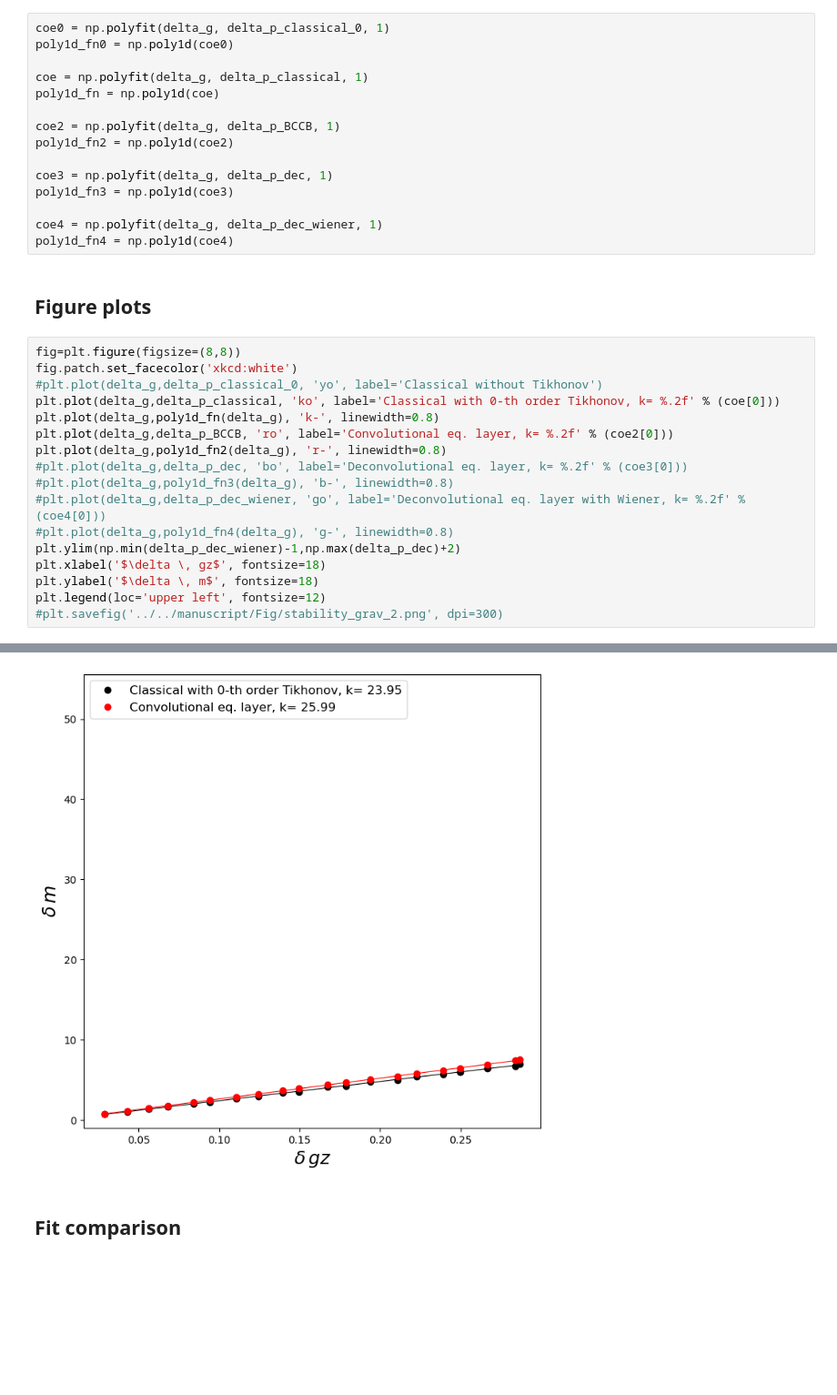
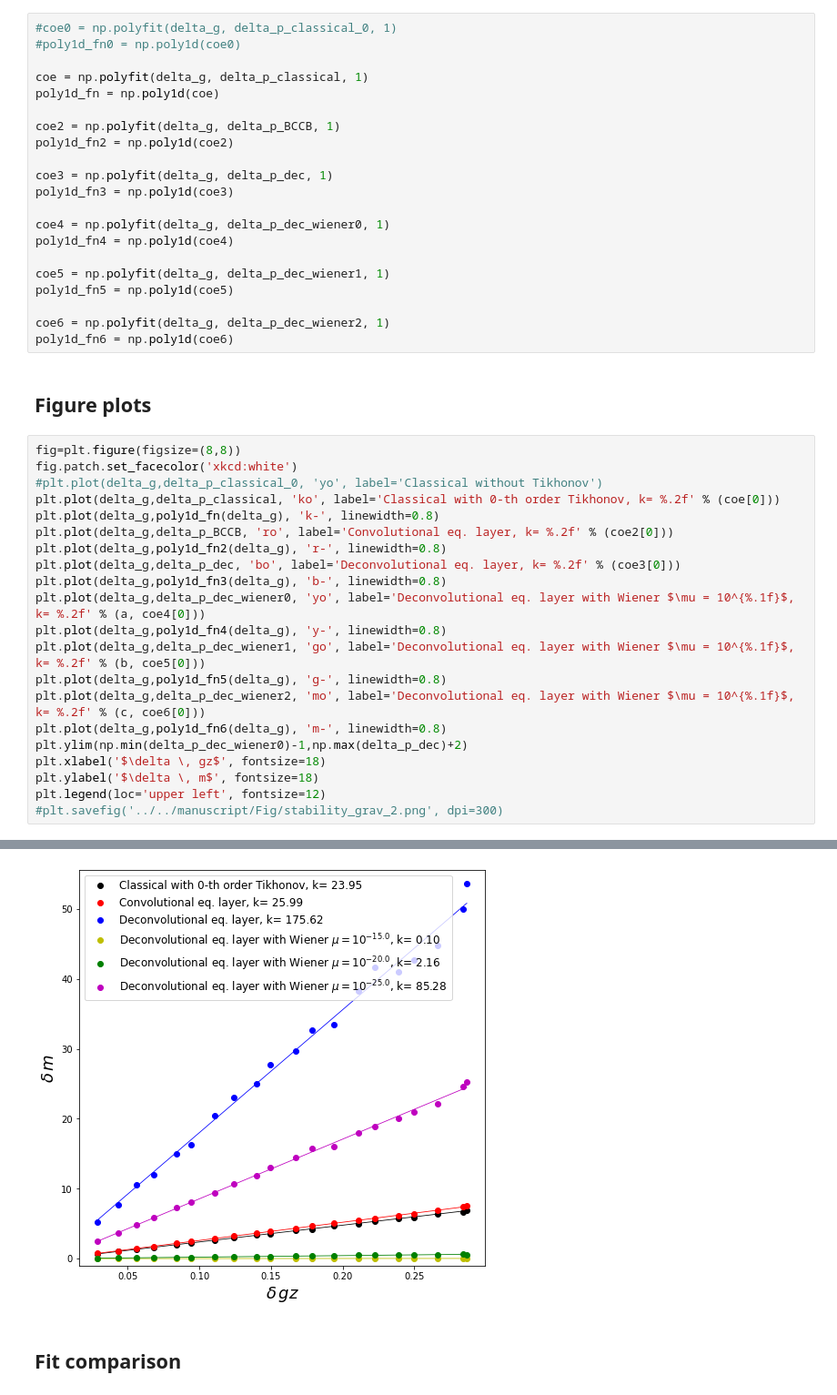
Before and after one commit to DiegoTaka/fast_equivalent_layer, a Jupyter notebook: code/grav/Stability_comparison_grav.ipynb, the cells around one changed output, grey strips where cells are left out. Shown at 91% size. Cells and saved outputs as stored; diff of their text form; blank space fills up the shorter version.

Commit message:
Tests with deconvolution with Wiener

```diff
--- a/code/grav/Stability_comparison_grav.ipynb
+++ b/code/grav/Stability_comparison_grav.ipynb
@@ -190,8 +220,8 @@ for j in range(len(data)-1):
 # %% [markdown]
 ## Straight line fits
 # %%
-coe0 = np.polyfit(delta_g, delta_p_classical_0, 1)
-poly1d_fn0 = np.poly1d(coe0)
+#coe0 = np.polyfit(delta_g, delta_p_classical_0, 1)
+#poly1d_fn0 = np.poly1d(coe0)
 
 coe = np.polyfit(delta_g, delta_p_classical, 1)
 poly1d_fn = np.poly1d(coe)
@@ -202,8 +232,14 @@ poly1d_fn2 = np.poly1d(coe2)
 coe3 = np.polyfit(delta_g, delta_p_dec, 1)
 poly1d_fn3 = np.poly1d(coe3)
 
-coe4 = np.polyfit(delta_g, delta_p_dec_wiener, 1)
+coe4 = np.polyfit(delta_g, delta_p_dec_wiener0, 1)
 poly1d_fn4 = np.poly1d(coe4)
+
+coe5 = np.polyfit(delta_g, delta_p_dec_wiener1, 1)
+poly1d_fn5 = np.poly1d(coe5)
+
+coe6 = np.polyfit(delta_g, delta_p_dec_wiener2, 1)
+poly1d_fn6 = np.poly1d(coe6)
 # %% [markdown]
 ## Figure plots
 # %%
@@ -214,11 +250,15 @@ plt.plot(delta_g,delta_p_classical, 'ko', label='Classical with 0-th order Tikho
 plt.plot(delta_g,poly1d_fn(delta_g), 'k-', linewidth=0.8)
 plt.plot(delta_g,delta_p_BCCB, 'ro', label='Convolutional eq. layer, k= %.2f' % (coe2[0]))
 plt.plot(delta_g,poly1d_fn2(delta_g), 'r-', linewidth=0.8)
-#plt.plot(delta_g,delta_p_dec, 'bo', label='Deconvolutional eq. layer, k= %.2f' % (coe3[0]))
-#plt.plot(delta_g,poly1d_fn3(delta_g), 'b-', linewidth=0.8)
-#plt.plot(delta_g,delta_p_dec_wiener, 'go', label='Deconvolutional eq. layer with Wiener, k= %.2f' % (coe4[0]))
-#plt.plot(delta_g,poly1d_fn4(delta_g), 'g-', linewidth=0.8)
-plt.ylim(np.min(delta_p_dec_wiener)-1,np.max(delta_p_dec)+2)
+plt.plot(delta_g,delta_p_dec, 'bo', label='Deconvolutional eq. layer, k= %.2f' % (coe3[0]))
+plt.plot(delta_g,poly1d_fn3(delta_g), 'b-', linewidth=0.8)
+plt.plot(delta_g,delta_p_dec_wiener0, 'yo', label='Deconvolutional eq. layer with Wiener $\mu = 10^{%.1f}$, k= %.2f' % (a, coe4[0]))
+plt.plot(delta_g,poly1d_fn4(delta_g), 'y-', linewidth=0.8)
+plt.plot(delta_g,delta_p_dec_wiener1, 'go', label='Deconvolutional eq. layer with Wiener $\mu = 10^{%.1f}$, k= %.2f' % (b, coe5[0]))
+plt.plot(delta_g,poly1d_fn5(delta_g), 'g-', linewidth=0.8)
+plt.plot(delta_g,delta_p_dec_wiener2, 'mo', label='Deconvolutional eq. layer with Wiener $\mu = 10^{%.1f}$, k= %.2f' % (c, coe6[0]))
+plt.plot(delta_g,poly1d_fn6(delta_g), 'm-', linewidth=0.8)
+plt.ylim(np.min(delta_p_dec_wiener0)-1,np.max(delta_p_dec)+2)
 plt.xlabel('$\delta \, gz$', fontsize=18)
 plt.ylabel('$\delta \, m$', fontsize=18)
 plt.legend(loc='upper left', fontsize=12)
@@ -227,4 +268,4 @@ plt.legend(loc='upper left', fontsize=12)
-[figure, old version]
+[figure, new version]
 # %% [markdown]
 ## Fit comparison
 # %%
```
Also changed, not shown: parts of 25 cells of this notebook, 1 other file.
